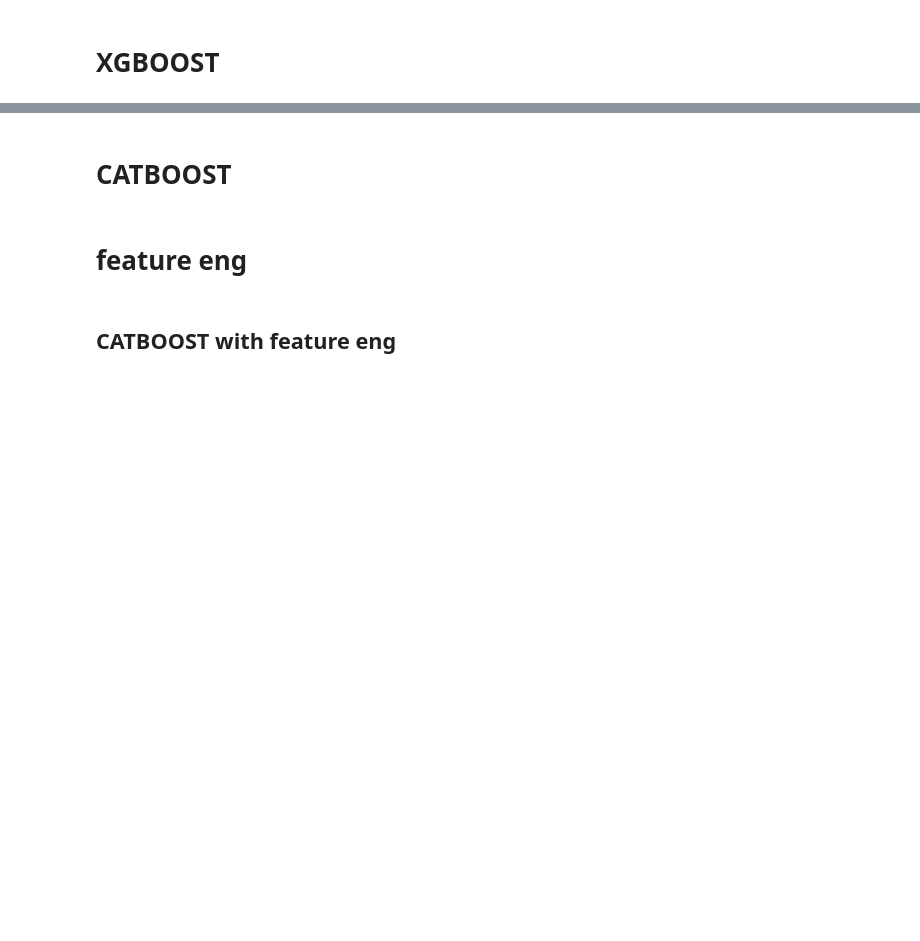
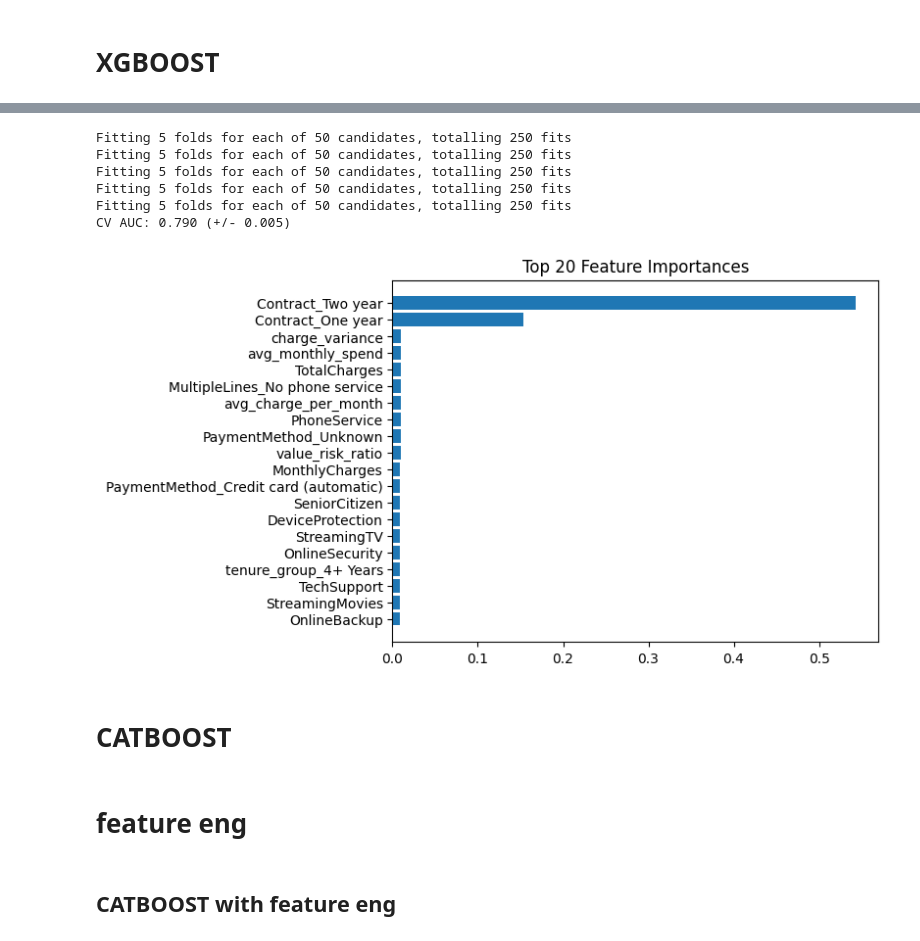
Before and after one commit to DoniaHali1/customer-churn, a Jupyter notebook: notebooks/05-model.ipynb, the cells around one changed output, grey strips where cells are left out. Cells and saved outputs as stored; diff of their text form; code cells hidden in the pictures; blank space fills up the shorter version.

Commit message:
phase 5 : models (LogisticRegression /RandomForest/LGBM / XGBoost / CatBoost)

```diff
--- a/notebooks/05-model.ipynb
+++ b/notebooks/05-model.ipynb
@@ -2,0 +79,12 @@ pip install catboost
+# %%
+from sklearn.ensemble import RandomForestClassifier
+model = RandomForestClassifier(
+    n_estimators=100,
+    max_depth=10,
+    random_state=42
+)
+
+model.fit(X_train, y_train)
+y_pred = model.predict(X_test)
+print(classification_report(y_test, y_pred))
+print("ROC AUC Score:", roc_auc_score(y_test, model.predict_proba(X_test)[:, 1]))
@@ -2,0 +104,16 @@ pip install catboost
+# %%
+# LightGBM example (my top pick)
+import lightgbm as lgb
+
+model = lgb.LGBMClassifier(
+    n_estimators=200,
+    max_depth=6,
+    learning_rate=0.05,
+    class_weight='balanced',
+    random_state=42,
+    verbose=-1
+)
+model.fit(X_train, y_train)
+y_pred = model.predict(X_test)
+print(classification_report(y_test, y_pred))
+print("ROC AUC Score:", roc_auc_score(y_test, model.predict_proba(X_test)[:, 1]))
@@ -45,3 +199,35 @@ print(f"XGBoost AUC: {roc_auc_score(y_test, y_proba):.3f}")
+# %%
+from sklearn.model_selection import StratifiedKFold, cross_val_score
+
+cv = StratifiedKFold(n_splits=5, shuffle=True, random_state=42)
+scores = cross_val_score(search, X_train, y_train, cv=cv, scoring='roc_auc')
+
+print(f"CV AUC: {scores.mean():.3f} (+/- {scores.std():.3f})")
+# %% [output]
+Fitting 5 folds for each of 50 candidates, totalling 250 fits
+Fitting 5 folds for each of 50 candidates, totalling 250 fits
+Fitting 5 folds for each of 50 candidates, totalling 250 fits
+Fitting 5 folds for each of 50 candidates, totalling 250 fits
+Fitting 5 folds for each of 50 candidates, totalling 250 fits
+CV AUC: 0.790 (+/- 0.005)
+# %%
+# Identify which features matter most
+import matplotlib.pyplot as plt
+import numpy as np
+
+# For XGBoost
+importance = model.feature_importances_
+feature_names = X_train.columns
+top_20 = np.argsort(importance)[-20:]
+
+plt.barh(range(20), importance[top_20])
+plt.yticks(range(20), feature_names[top_20])
+plt.title('Top 20 Feature Importances')
+plt.show()
+
+# Action: Remove low-importance features to reduce noise
+# %% [output]
+[figure, added]
 # %% [markdown]
 # CATBOOST
 # %%
```
Also changed, not shown: parts of 11 cells of this notebook, 9 other files.
